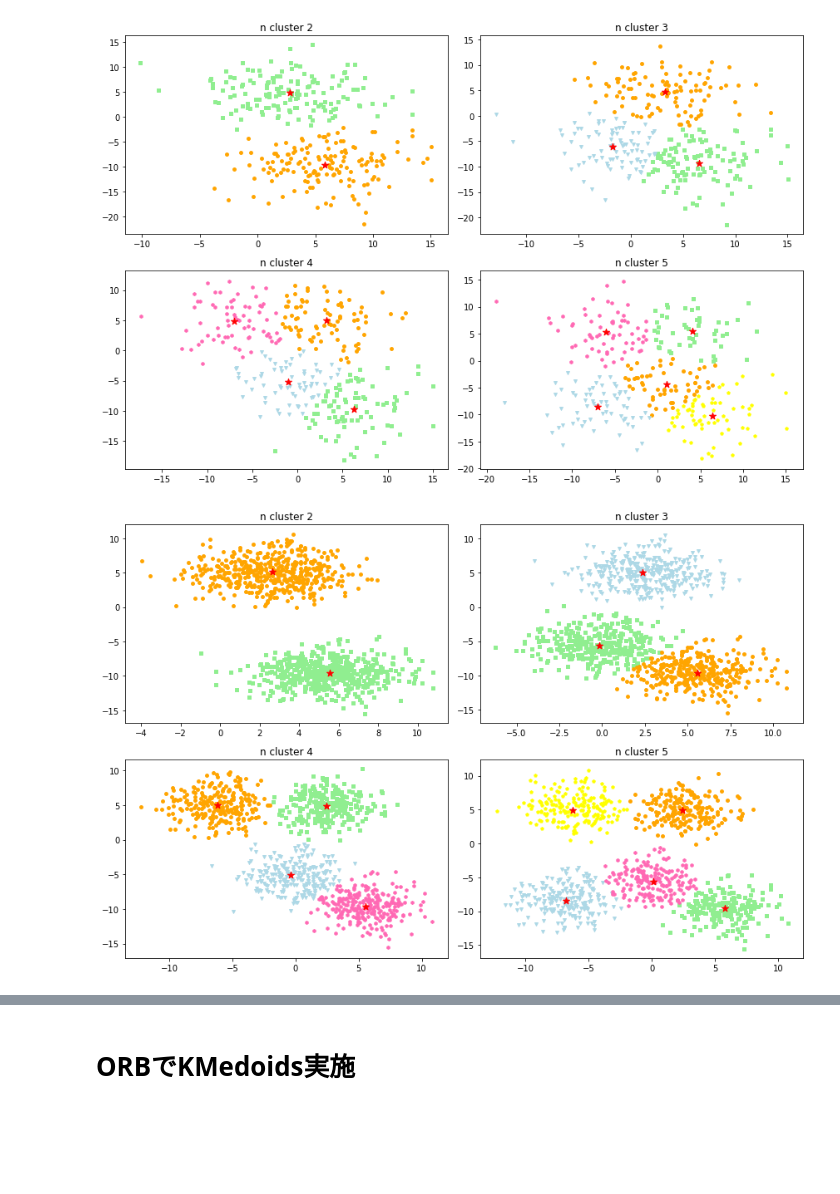
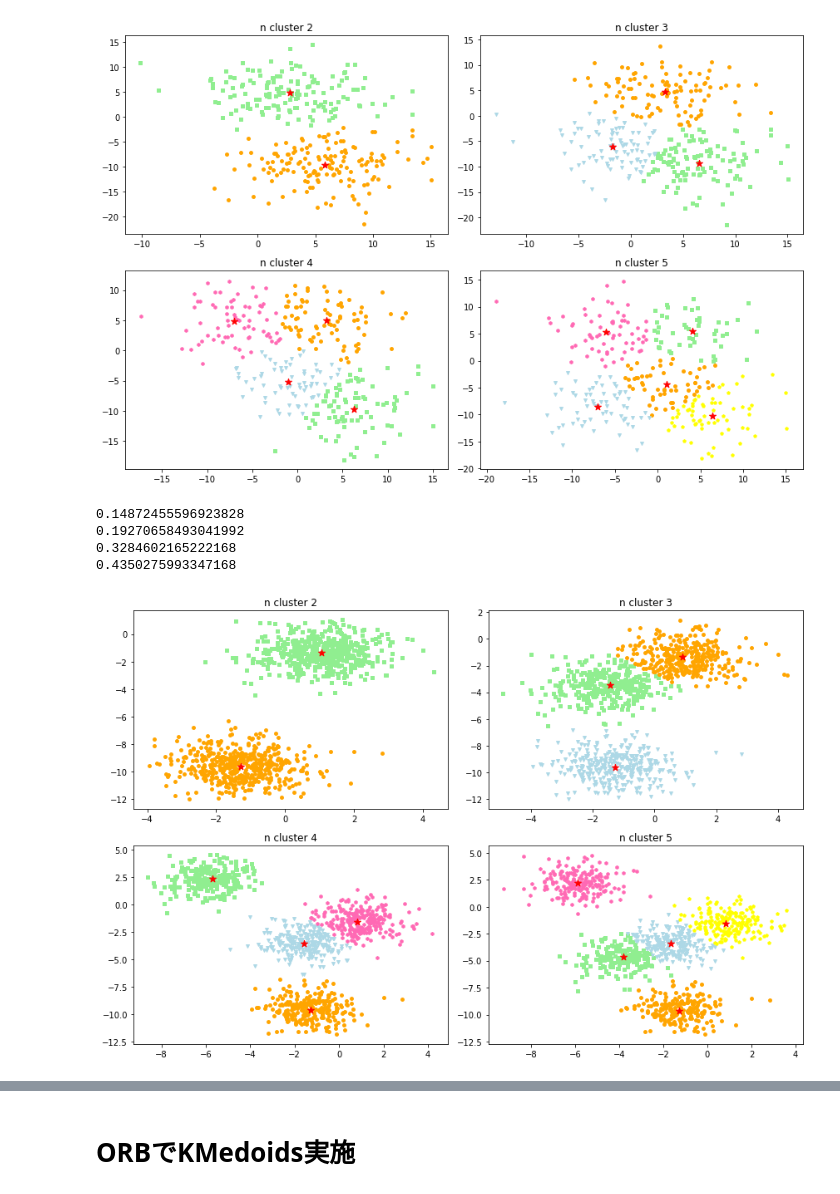
Before and after one commit to gco46/comist, a Jupyter notebook: feature/feature_extract.ipynb, the cells around one changed output, grey strips where cells are left out. Cells and saved outputs as stored; diff of their text form; code cells hidden in the pictures; blank space fills up the shorter version.

```diff
--- a/feature/feature_extract.ipynb
+++ b/feature/feature_extract.ipynb
@@ -293,39 +298,45 @@ for plot_num, n_cluster in enumerate(n_clusters):
 
     x_data, labels = make_blobs(n_samples=1000,
                                 n_features=2,
                                 centers=n_cluster,
-                                cluster_std=2.0,
+                                cluster_std=1.0,
                                 shuffle=True,
-                                random_state=10)
+                                random_state=2)
 #     ss = StandardScaler()
 #     ms = MinMaxScaler()
 #     x_data = ss.fit_transform(x_data)
 #     x_data = ms.fit_transform(x_data)
+    km = KMedoids(n_clusters=n_cluster, init_search=5, mem_save=True)
 
-    km = KMedoids(n_clusters=n_cluster, init_search=5)
-
+    start = time.time()
     km.fit(x_data)
+    erapsed = time.time() - start
+    print(erapsed)
     predicted_labels = km.labels
-    centroids = km.centroids
-    centroids = x_data[centroids, :]
+    medoids = km.medoids
+    medoids = x_data[medoids, :]
 
     plt.subplot(2, 2, plot_num+1)
     for i, label in enumerate(sorted(np.unique(predicted_labels))):
         plt.scatter(x_data[predicted_labels==label, 0],
                     x_data[predicted_labels==label, 1],
                     c=colors[i],
                     marker=markers[i],
                     s=15)
 
-    plt.scatter(centroids[:, 0],
-                centroids[:, 1],
+    plt.scatter(medoids[:, 0],
+                medoids[:, 1],
                 c='red',
                 marker='*',
                 s=70)
 
     plt.title('n cluster '+str(n_cluster))
 
 plt.tight_layout()
 plt.show()
 # %% [output]
+0.14872455596923828
+0.19270658493041992
+0.3284602165222168
+0.4350275993347168
-[figure, old version]
+[figure, new version]
```
Also changed, not shown: parts of 3 cells of this notebook, 1 other file.
